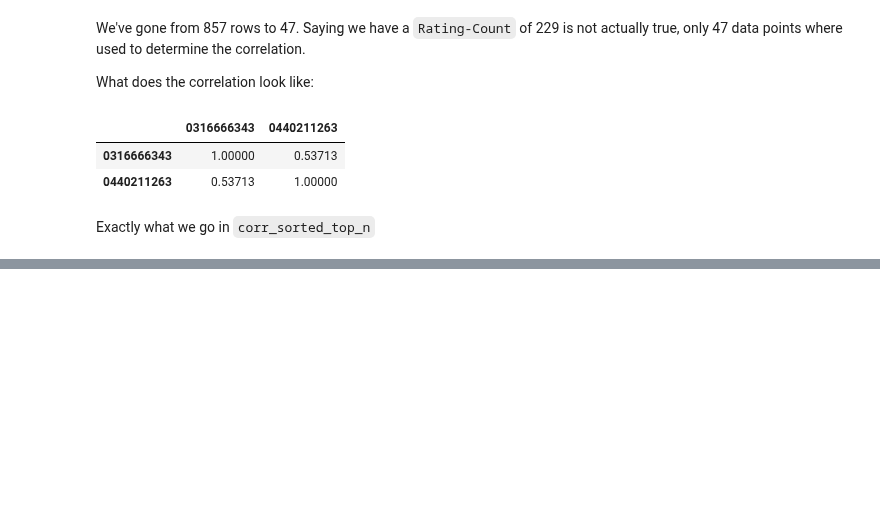
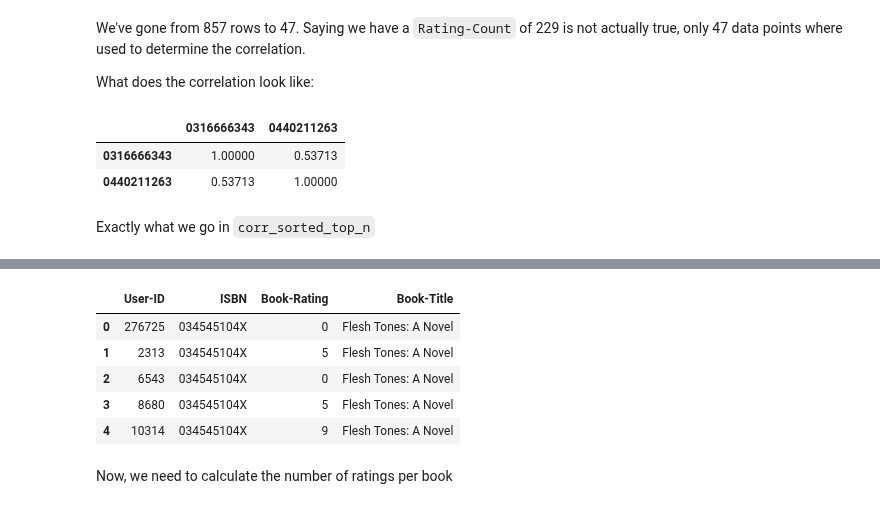
Before and after one commit to harpalsahota/DataScience, a Jupyter notebook: Recommendation_Systems/book_crossings.ipynb, the cells around one changed output, grey strips where cells are left out. Cells and saved outputs as stored; diff of their text form; code cells hidden in the pictures; blank space fills up the shorter version.

```diff
--- a/Recommendation_Systems/book_crossings.ipynb
+++ b/Recommendation_Systems/book_crossings.ipynb
@@ -409,0 +424,9 @@ Exactly what we go in `corr_sorted_top_n`
+# %%
+combined_book_ratings.head()
+# %% [output]
+|  | User-ID | ISBN | Book-Rating | Book-Title |
+| 0 | 276725 | 034545104X | 0 | Flesh Tones: A Novel |
+| 1 | 2313 | 034545104X | 5 | Flesh Tones: A Novel |
+| 2 | 6543 | 034545104X | 0 | Flesh Tones: A Novel |
+| 3 | 8680 | 034545104X | 5 | Flesh Tones: A Novel |
+| 4 | 10314 | 034545104X | 9 | Flesh Tones: A Novel |
@@ -409,0 +435,2 @@ Exactly what we go in `corr_sorted_top_n`
+# %% [markdown]
+Now, we need to calculate the number of ratings per book
```
Also changed, not shown: parts of 34 cells of this notebook.
